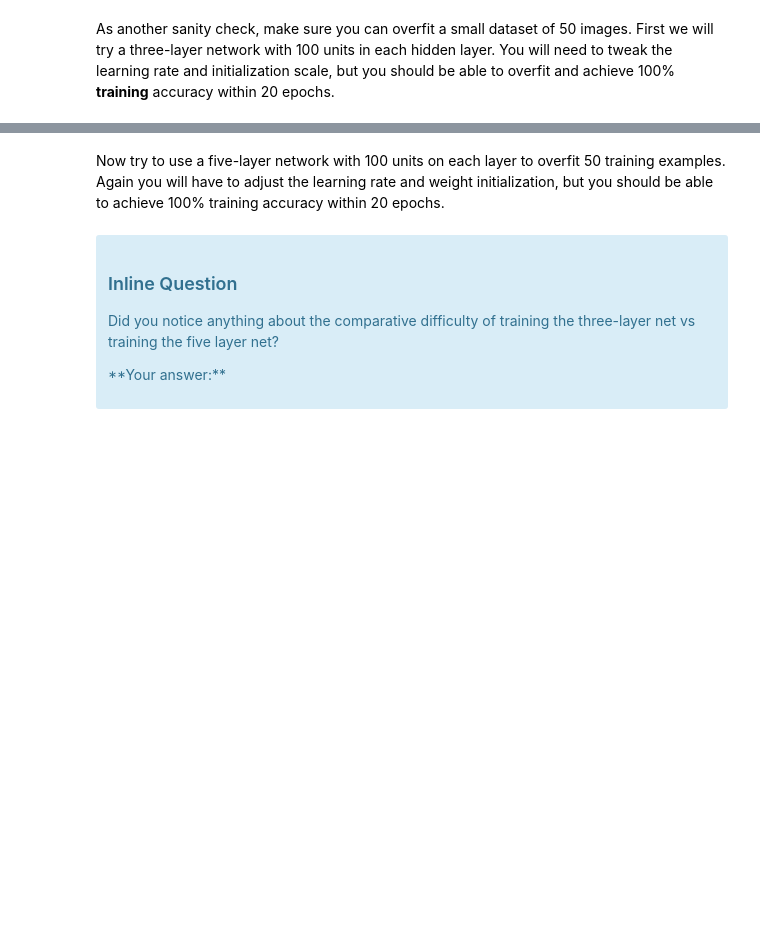
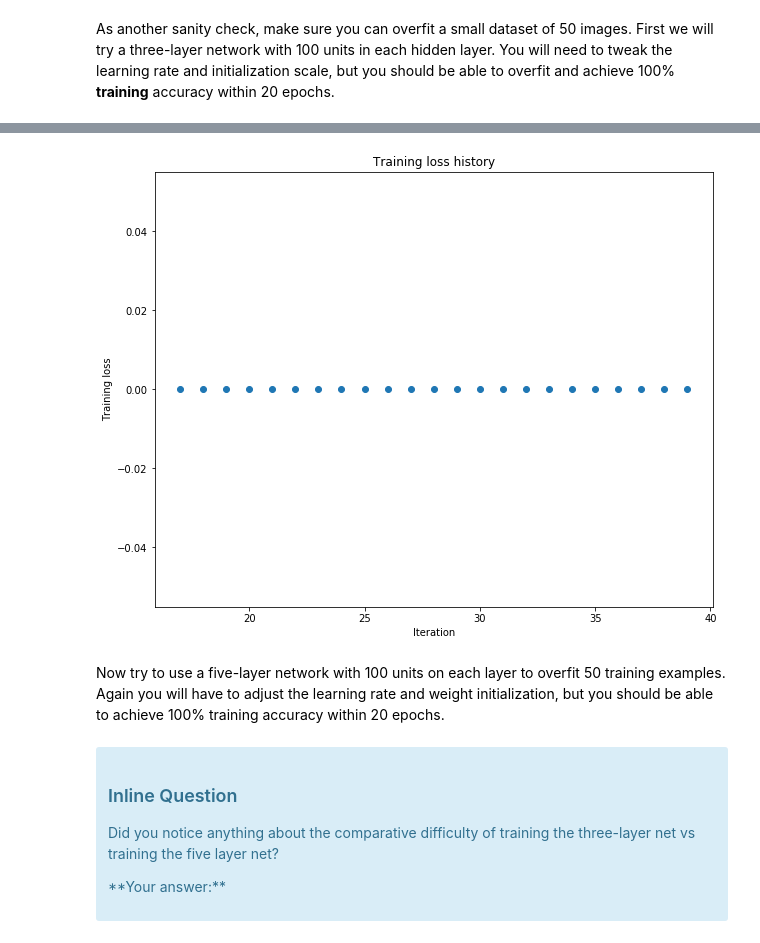
Before and after one commit to Jorba123/DeepLearning-Course-EX2, a Jupyter notebook: 1_FullyConnectedNets.ipynb, the cells around one changed output, grey strips where cells are left out. Drawn from its saved outputs; the diff is of its cells as text; code cells hidden in the pictures; blank space fills up the shorter version.

```diff
--- a/1_FullyConnectedNets.ipynb
+++ b/1_FullyConnectedNets.ipynb
@@ -396,7 +414,7 @@ small_data = {
 }
 
 weight_scale = 1
-learning_rate = 1
+learning_rate = 0.0001
 model = FullyConnectedNet([100, 100],
               weight_scale=weight_scale, dtype=np.float64)
 solver = Solver(model, small_data,
@@ -413,3 +431,4 @@ plt.title('Training loss history')
 plt.xlabel('Iteration')
 plt.ylabel('Training loss')
 plt.show()
+# %% [output]
@@ -416,3 +452,4 @@ plt.show()
+[figure, added]
 # %% [markdown]
 Now try to use a five-layer network with 100 units on each layer to overfit 50 training examples. Again you will have to adjust the learning rate and weight initialization, but you should be able to achieve 100% training accuracy within 20 epochs.
 # %%
```
Also changed, not shown: parts of 3 cells of this notebook, 2 other files.
